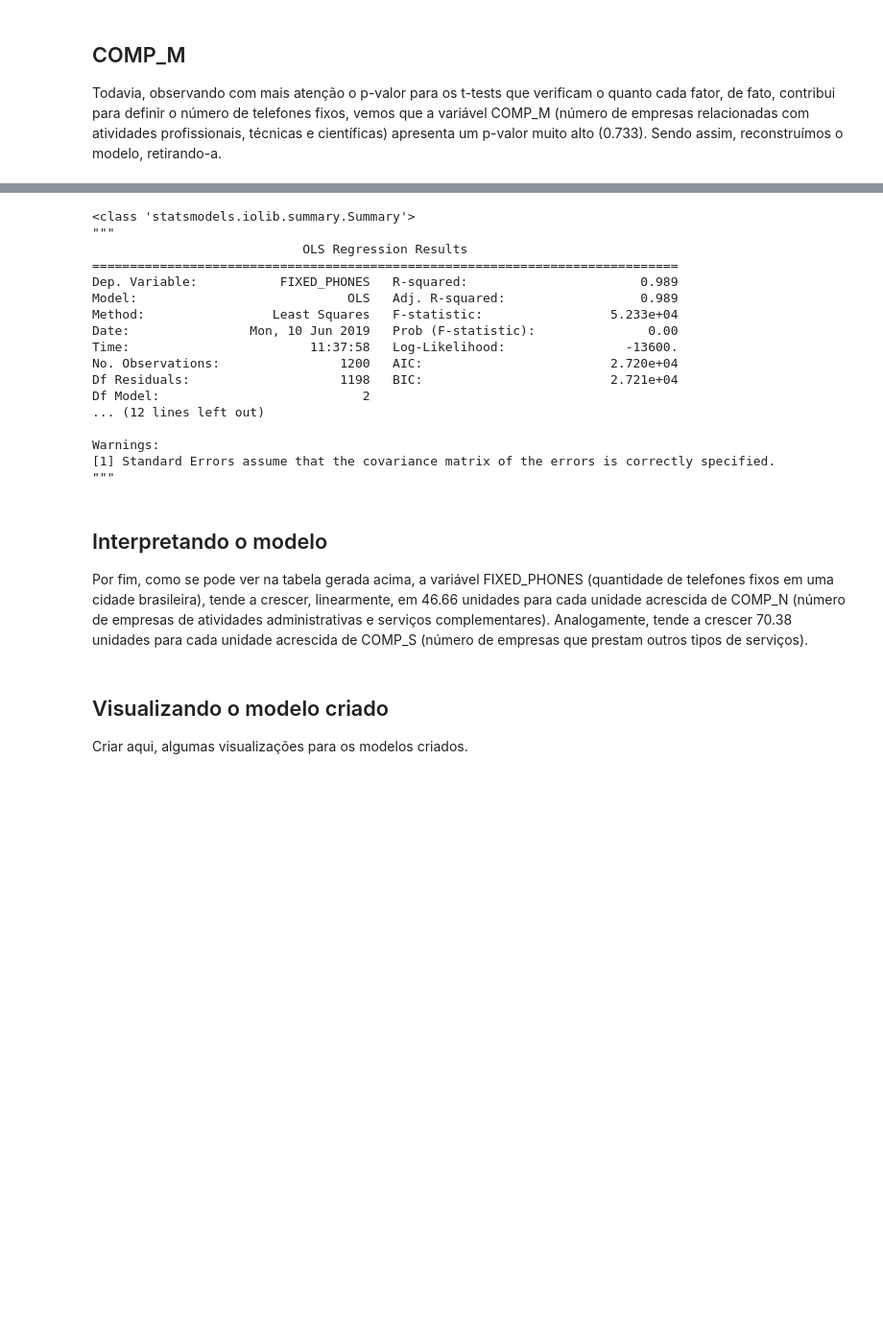
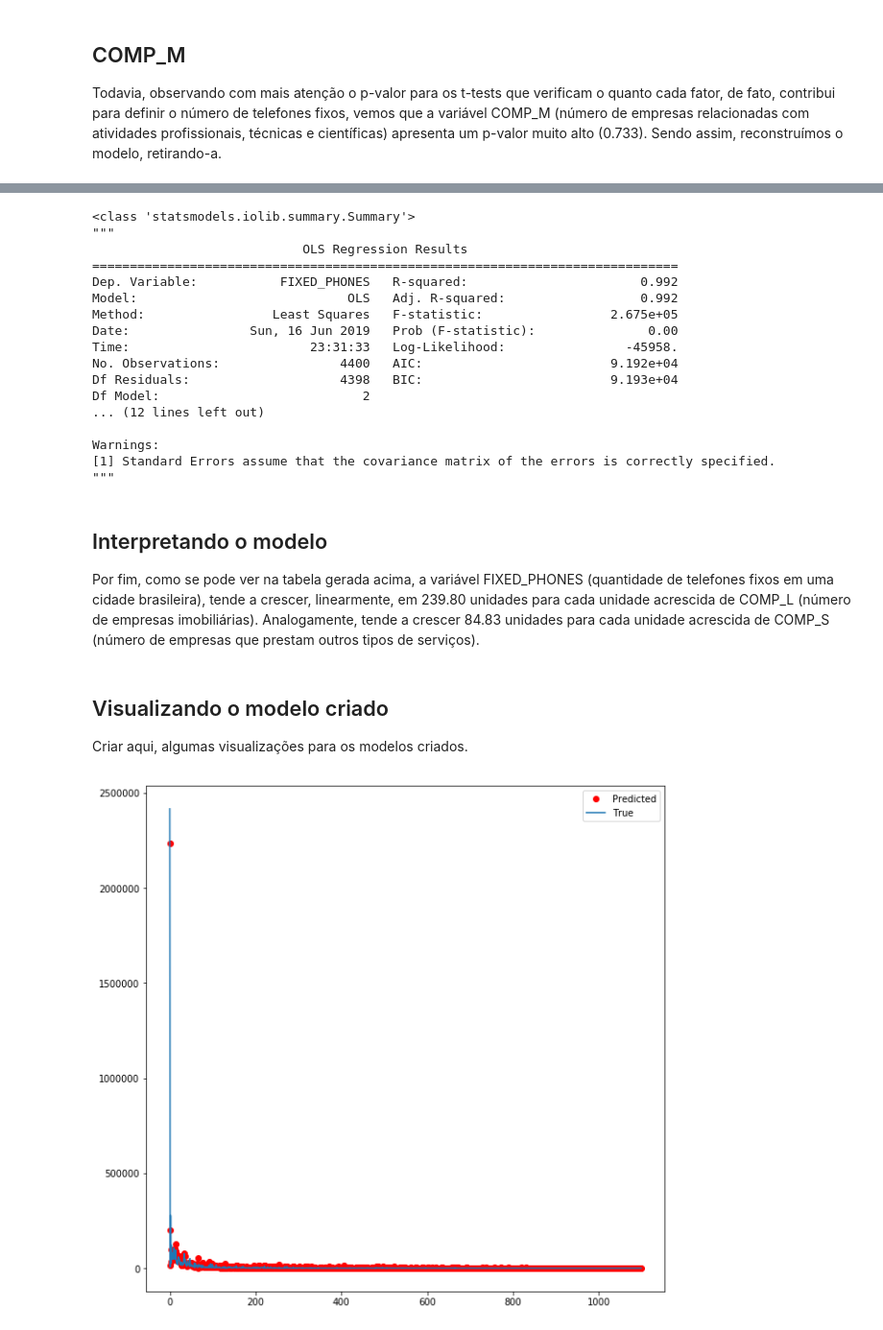
Before and after one commit to rafaelgdp/rlm-ea, a Jupyter notebook: src/regressao_linear_multipla.ipynb, the cells around one changed output, grey strips where cells are left out. Shown at 96% size. Cells and saved outputs as stored; diff of their text form; code cells hidden in the pictures; blank space fills up the shorter version.

```diff
--- a/src/regressao_linear_multipla.ipynb
+++ b/src/regressao_linear_multipla.ipynb
@@ -461,3 +458,17 @@ print(chosen_data)
+# %%
+choosen_variables = [predicted] + independent_variables
+dataframe_choosen = pd.DataFrame(all_variables_df[choosen_variables], columns=choosen_variables)
+
+# Separação em treino e teste.
+dataframe_train = dataframe_choosen.sample(frac=0.8,random_state=200)
+dataframe_test = dataframe_choosen.drop(dataframe_train.index)
+
+# Separação do Y e X
+target_train = pd.DataFrame(dataframe_train[predicted], columns = [predicted])
+predictors_train = pd.DataFrame(dataframe_train[independent_variables], columns=independent_variables)
+
+target_test = pd.DataFrame(dataframe_test[predicted],columns=[predicted])
+predictors_test = pd.DataFrame(dataframe_test[independent_variables], columns=independent_variables)
 # %% [markdown]
 ## Gerando o modelo
 
@@ -559,13 +578,13 @@ Outro problema constatado foi um alto valor para o condition number. O fato dess
 # %%
 # Retirando os fatores indesejados do modelo
-for item in ['COMP_P', 'COMP_I', 'MAC', 'COMP_L', 'Pr_Agencies', 'COMP_Q', 'Cars']:
+for item in ['COMP_P', 'COMP_I', 'MAC', 'COMP_N', 'Pr_Agencies', 'COMP_Q', 'Cars']:
     if(item in aux_ind_var):
         aux_ind_var.remove(item)
 
 # X são as variáveis independentes com as quais se quer modelar a dependente
-X = predictors[aux_ind_var]
+X = predictors_train[aux_ind_var]
 # y é a variável dependente que se quer prever
-y = target[predicted]
+y = target_train[predicted]
 
 # Construindo o modelo linear
 model = sm.OLS(y, X).fit()
@@ -578,13 +597,13 @@ pprint(model.summary())
 """
                             OLS Regression Results
 ==============================================================================
-Dep. Variable:           FIXED_PHONES   R-squared:                       0.989
-Model:                            OLS   Adj. R-squared:                  0.989
-Method:                 Least Squares   F-statistic:                 5.233e+04
-Date:                Mon, 10 Jun 2019   Prob (F-statistic):               0.00
-Time:                        11:37:58   Log-Likelihood:                -13600.
-No. Observations:                1200   AIC:                         2.720e+04
-Df Residuals:                    1198   BIC:                         2.721e+04
+Dep. Variable:           FIXED_PHONES   R-squared:                       0.992
+Model:                            OLS   Adj. R-squared:                  0.992
+Method:                 Least Squares   F-statistic:                 2.675e+05
+Date:                Sun, 16 Jun 2019   Prob (F-statistic):               0.00
+Time:                        23:31:33   Log-Likelihood:                -45958.
+No. Observations:                4400   AIC:                         9.192e+04
+Df Residuals:                    4398   BIC:                         9.193e+04
 Df Model:                           2
 ... (12 lines left out)
 
@@ -594,8 +613,28 @@ Warnings:
 # %% [markdown]
 ## Interpretando o modelo
 
-Por fim, como se pode ver na tabela gerada acima, a variável FIXED_PHONES (quantidade de telefones fixos em uma cidade brasileira), tende a crescer, linearmente, em 46.66 unidades para cada unidade acrescida de COMP_N (número de empresas de atividades administrativas e serviços complementares). Analogamente, tende a crescer 70.38 unidades para cada unidade acrescida de COMP_S (número de empresas que prestam outros tipos de serviços).
+Por fim, como se pode ver na tabela gerada acima, a variável FIXED_PHONES (quantidade de telefones fixos em uma cidade brasileira), tende a crescer, linearmente, em 239.80 unidades para cada unidade acrescida de COMP_L (número de empresas imobiliárias). Analogamente, tende a crescer 84.83 unidades para cada unidade acrescida de COMP_S (número de empresas que prestam outros tipos de serviços).
 # %% [markdown]
 ## Visualizando o modelo criado
 
 Criar aqui, algumas visualizações para os modelos criados.
+# %%
+# Pegar os valores de cada FIXED_PHONES, COMP_L e COMP_S da partição de teste do dataframe.
+phones_values = target_test['FIXED_PHONES'].values
+comp_s_values = predictors_test['COMP_S'].values
+comp_l_values = predictors_test['COMP_L'].values
+
+# Cálculo de regressão linear com os valores dados pelo modelo.
+predicted_phones =[]
+for i in range(len(comp_s_values)):
+    predicted_phones.append((comp_s_values[i]*84.8383) + (comp_l_values[i]*239.8007))
+
+lista = [i for i in range(len(phones_values))]
+
+plt.figure(figsize=(10,10))
+plt.plot(lista, predicted_phones, 'o', color='red', label="Predicted")
+plt.plot(lista, phones_values, '', label="True")
+plt.legend(loc="best");
+plt.show()
+# %% [output]
+[figure, added]
```
Also changed, not shown: parts of 11 cells of this notebook.
